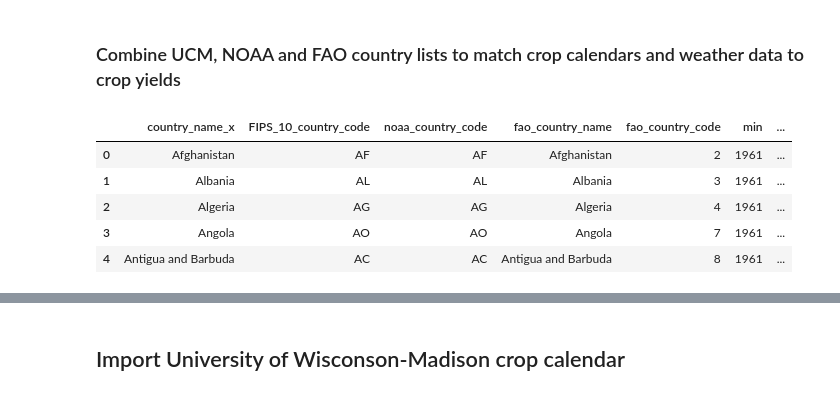
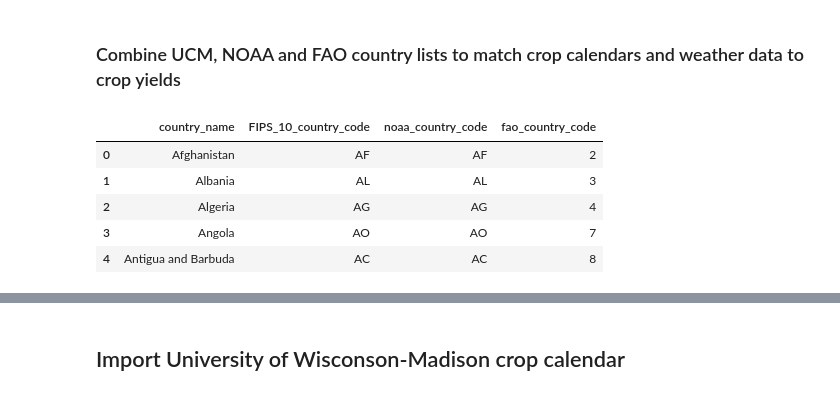
Before and after one commit to Donal-Flanagan/WBS_coding_school_data_science_bootcamp, a Jupyter notebook: climate_change_project/crop_yield_preprocessing_normalized.ipynb, the cells around one changed output, grey strips where cells are left out. Cells and saved outputs as stored; diff of their text form; code cells hidden in the pictures.

```diff
--- a/climate_change_project/crop_yield_preprocessing_normalized.ipynb
+++ b/climate_change_project/crop_yield_preprocessing_normalized.ipynb
@@ -71,24 +72,24 @@ fao_crop_yield_data.shape
 # %%
 # Load the fao countries
 fao_country_data = fao_crop_yield_data.groupby(['fao_country_name', 'fao_country_code']).year.agg(['min', 'max'])
 fao_country_data.reset_index(inplace=True)
 # Merge with the FIPS country codes
 country_codes = pd.DataFrame(FIPS_10_country_codes)
 country_codes = country_codes.merge(fao_country_data, how='inner', left_on='country_name', right_on='fao_country_name')
 # Load the noaa ghcnd countries
 noaa_file_path = './data/noaa_ghcn_aws_data/'
 noaa_countries_file_name = 'ghcnd-countries'
 ghcnd_countries = pd.read_fwf(f"{noaa_file_path}{noaa_countries_file_name}.txt", header=None, names = ["noaa_country_code", "noaa_country_name"])
 # Join the noaa countries
 country_codes = country_codes.merge(ghcnd_countries, how='inner', left_on='noaa_country_code', right_on='noaa_country_code')
 
-country_codes.drop(['noaa_country_name', 'fao_country_name'], axis=1, inplace=True)
-country_codes.rename(columns={'min': '', '': '', '': 'min'})
+country_codes.drop(['noaa_country_name', 'fao_country_name', 'min', 'max'], axis=1, inplace=True)
+
 country_codes.head()
 # %% [output]
-|  | country_name_x | FIPS_10_country_code | noaa_country_code | fao_country_name | fao_country_code | min | ... |
-| 0 | Afghanistan | AF | AF | Afghanistan | 2 | 1961 | ... |
-| 1 | Albania | AL | AL | Albania | 3 | 1961 | ... |
-| 2 | Algeria | AG | AG | Algeria | 4 | 1961 | ... |
-| 3 | Angola | AO | AO | Angola | 7 | 1961 | ... |
-| 4 | Antigua and Barbuda | AC | AC | Antigua and Barbuda | 8 | 1961 | ... |
+|  | country_name | FIPS_10_country_code | noaa_country_code | fao_country_code |
+| 0 | Afghanistan | AF | AF | 2 |
+| 1 | Albania | AL | AL | 3 |
+| 2 | Algeria | AG | AG | 4 |
+| 3 | Angola | AO | AO | 7 |
+| 4 | Antigua and Barbuda | AC | AC | 8 |
```
Also changed, not shown: parts of 37 cells of this notebook, 43 other files.
